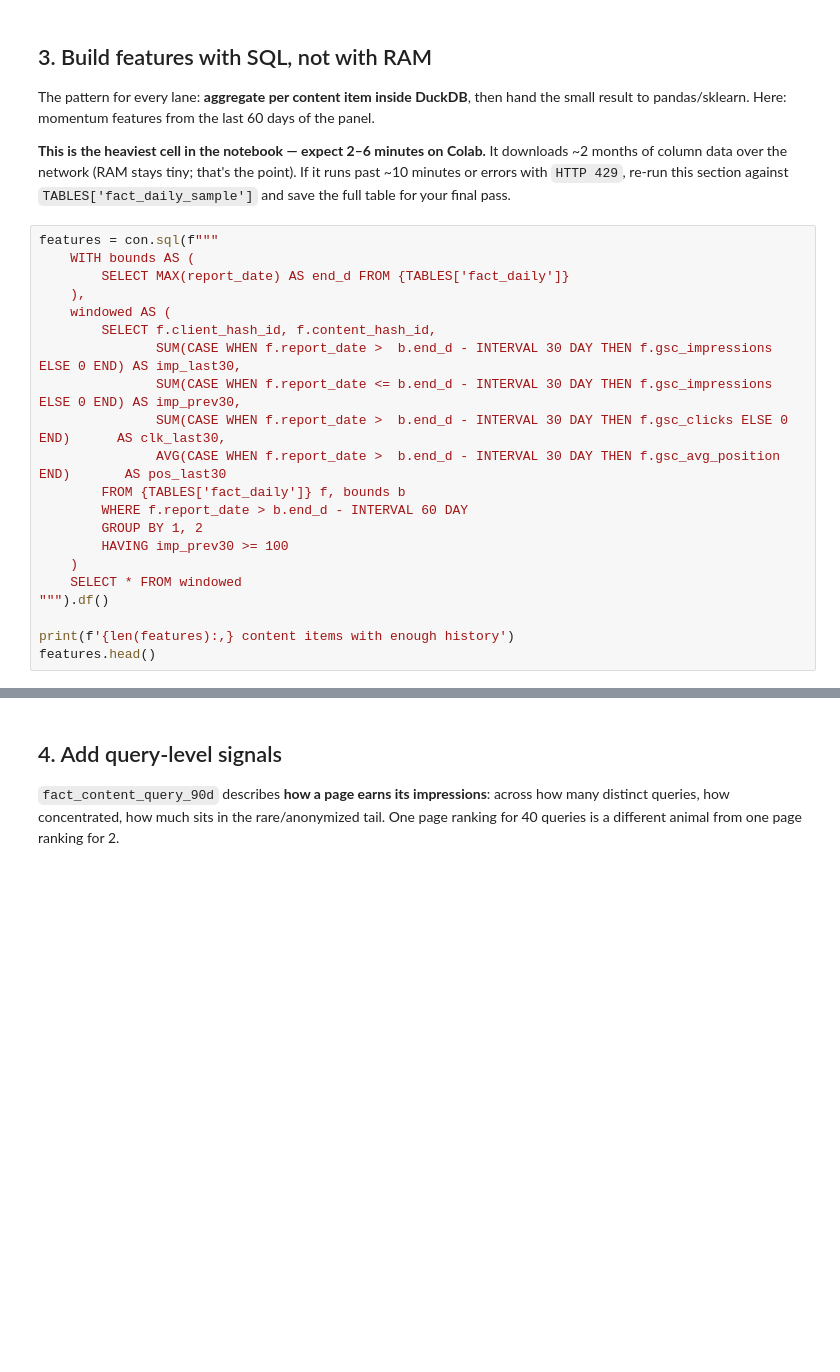
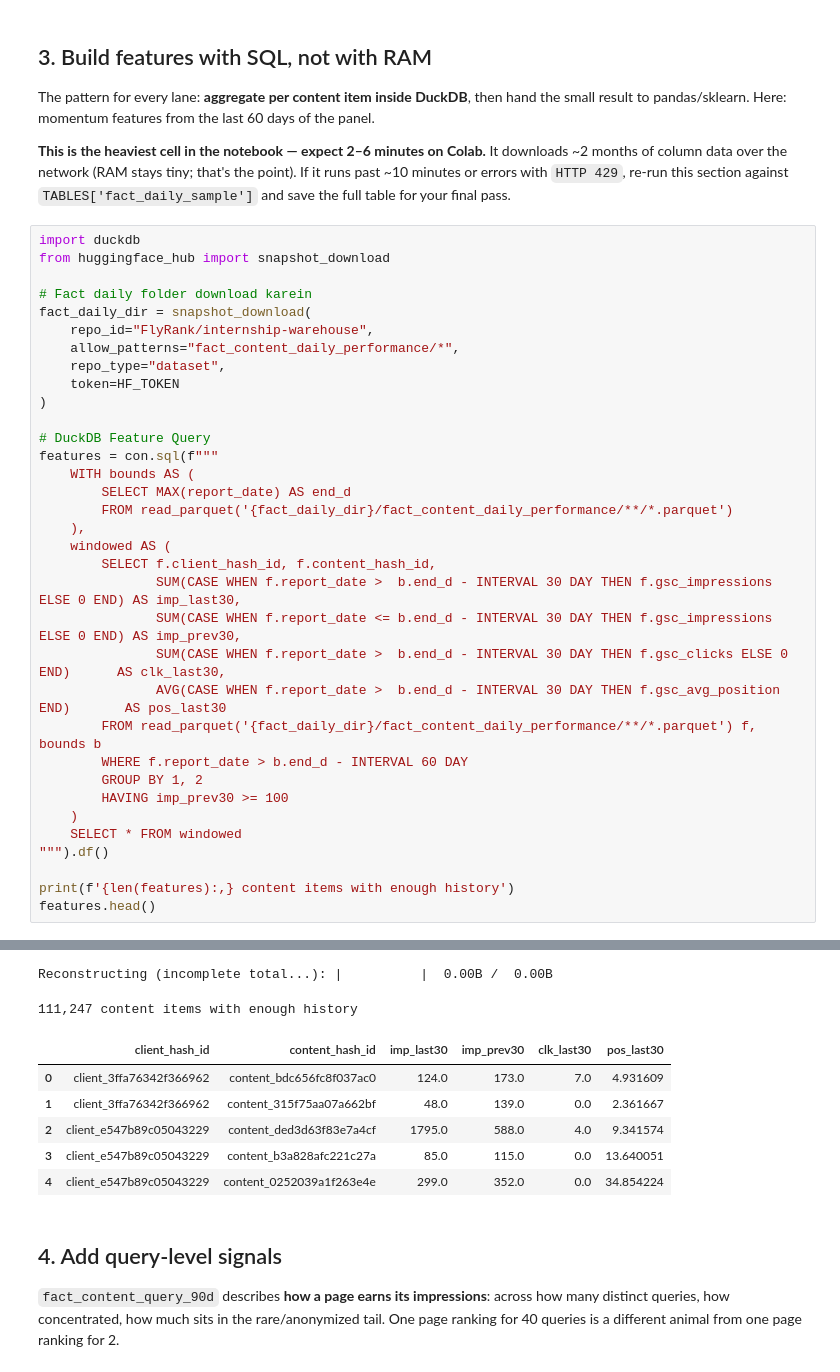
Before and after one commit to cs-0123-047-stack/Flyrank-ml-internship, a Jupyter notebook: notebooks/03_working_with_the_full_release.ipynb, the cells around one changed output, grey strips where cells are left out. Saved outputs shown, nothing was run; the diff lists cells and outputs as text; blank space fills up the shorter version.

```diff
--- a/notebooks/03_working_with_the_full_release.ipynb
+++ b/notebooks/03_working_with_the_full_release.ipynb
@@ -85,9 +160,22 @@ result to pandas/sklearn. Here: momentum features from the last 60 days of the p
 
 **This is the heaviest cell in the notebook — expect 2–6 minutes on Colab.** It downloads ~2 months of column data over the network (RAM stays tiny; that's the point). If it runs past ~10 minutes or errors with `HTTP 429`, re-run this section against `TABLES['fact_daily_sample']` and save the full table for your final pass.
 # %%
+import duckdb
+from huggingface_hub import snapshot_download
+
+# Fact daily folder download karein
+fact_daily_dir = snapshot_download(
+    repo_id="FlyRank/internship-warehouse",
+    allow_patterns="fact_content_daily_performance/*",
+    repo_type="dataset",
+    token=HF_TOKEN
+)
+
+# DuckDB Feature Query
 features = con.sql(f"""
     WITH bounds AS (
-        SELECT MAX(report_date) AS end_d FROM {TABLES['fact_daily']}
+        SELECT MAX(report_date) AS end_d
+        FROM read_parquet('{fact_daily_dir}/fact_content_daily_performance/**/*.parquet')
     ),
     windowed AS (
         SELECT f.client_hash_id, f.content_hash_id,
@@ -95,7 +183,7 @@ features = con.sql(f"""
                SUM(CASE WHEN f.report_date <= b.end_d - INTERVAL 30 DAY THEN f.gsc_impressions ELSE 0 END) AS imp_prev30,
                SUM(CASE WHEN f.report_date >  b.end_d - INTERVAL 30 DAY THEN f.gsc_clicks ELSE 0 END)      AS clk_last30,
                AVG(CASE WHEN f.report_date >  b.end_d - INTERVAL 30 DAY THEN f.gsc_avg_position END)       AS pos_last30
-        FROM {TABLES['fact_daily']} f, bounds b
+        FROM read_parquet('{fact_daily_dir}/fact_content_daily_performance/**/*.parquet') f, bounds b
         WHERE f.report_date > b.end_d - INTERVAL 60 DAY
         GROUP BY 1, 2
         HAVING imp_prev30 >= 100
@@ -105,3 +193,4 @@ features = con.sql(f"""
 
 print(f'{len(features):,} content items with enough history')
 features.head()
+# %% [output]
@@ -108,3 +198,11 @@ features.head()
+Reconstructing (incomplete total...): |          |  0.00B /  0.00B
+111,247 content items with enough history
+|  | client_hash_id | content_hash_id | imp_last30 | imp_prev30 | clk_last30 | pos_last30 |
+| 0 | client_3ffa76342f366962 | content_bdc656fc8f037ac0 | 124.0 | 173.0 | 7.0 | 4.931609 |
+| 1 | client_3ffa76342f366962 | content_315f75aa07a662bf | 48.0 | 139.0 | 0.0 | 2.361667 |
+| 2 | client_e547b89c05043229 | content_ded3d63f83e7a4cf | 1795.0 | 588.0 | 4.0 | 9.341574 |
+| 3 | client_e547b89c05043229 | content_b3a828afc221c27a | 85.0 | 115.0 | 0.0 | 13.640051 |
+| 4 | client_e547b89c05043229 | content_0252039a1f263e4e | 299.0 | 352.0 | 0.0 | 34.854224 |
 # %% [markdown]
 ## 4. Add query-level signals
 
```
Also changed, not shown: parts of 10 cells of this notebook.
